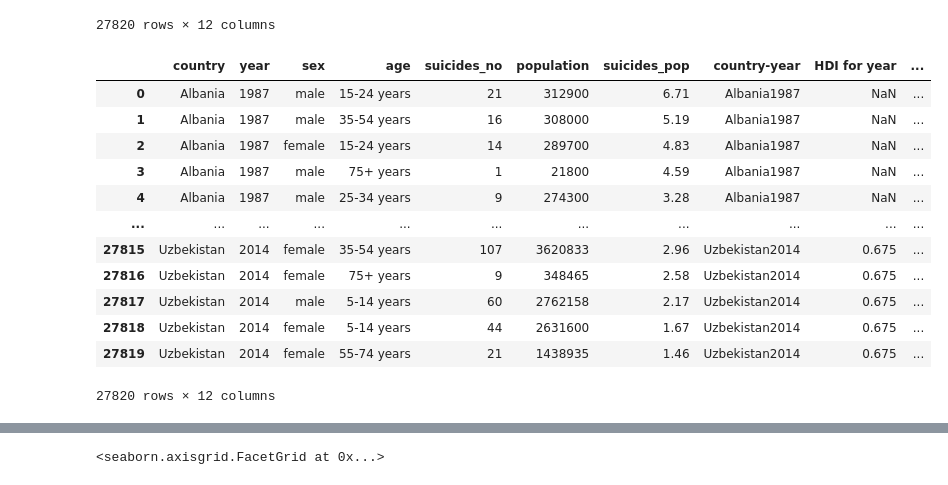
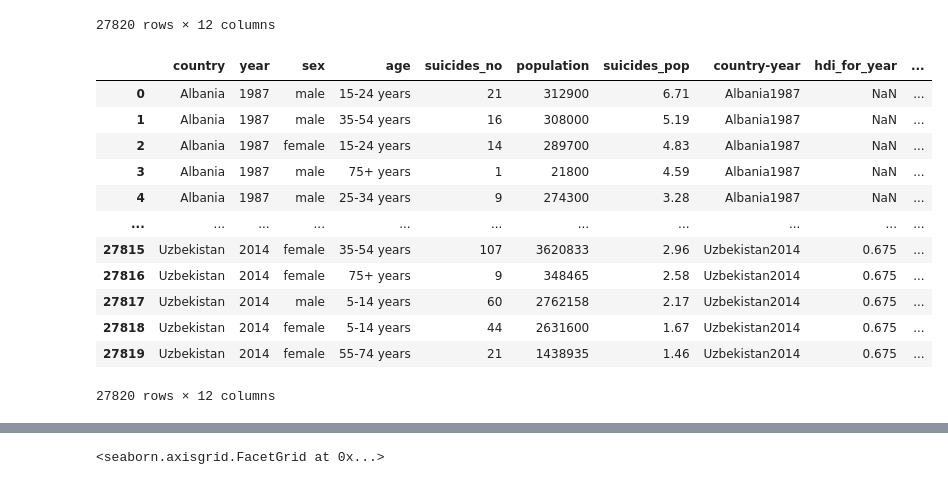
Before and after one commit to Nafise-Dev/DA_taux_suicides, a Jupyter notebook: Taux_suicides.ipynb, the cells around one changed output, grey strips where cells are left out. Drawn from its saved outputs; the diff is of its cells as text; code cells hidden in the pictures.

```diff
--- a/Taux_suicides.ipynb
+++ b/Taux_suicides.ipynb
@@ -46,12 +46,12 @@ df
 27820 rows × 12 columns
 # %%
 #renommer les colonnes
-df.rename(columns={"suicides/100k pop":"suicides_pop","gdp_for_year ($)":"gdp_for_year","gdp_per_capita ($)":"gdp_per_capita"}, inplace=True)
+df.rename(columns={"suicides/100k pop":"suicides_pop","gdp_for_year ($)":"gdp_for_year","gdp_per_capita ($)":"gdp_per_capita", "HDI for year":"hdi_for_year"}, inplace=True)
 #enlève les virgules pour les nombres
 df["gdp_for_year"] = df["gdp_for_year"].astype(str).str.replace(",","")
 df
 # %% [output]
-|  | country | year | sex | age | suicides_no | population | suicides_pop | country-year | HDI for year | ... |
+|  | country | year | sex | age | suicides_no | population | suicides_pop | country-year | hdi_for_year | ... |
 | 0 | Albania | 1987 | male | 15-24 years | 21 | 312900 | 6.71 | Albania1987 | NaN | ... |
 | 1 | Albania | 1987 | male | 35-54 years | 16 | 308000 | 5.19 | Albania1987 | NaN | ... |
 | 2 | Albania | 1987 | female | 15-24 years | 14 | 289700 | 4.83 | Albania1987 | NaN | ... |
```
Also changed, not shown: parts of 12 cells of this notebook.
